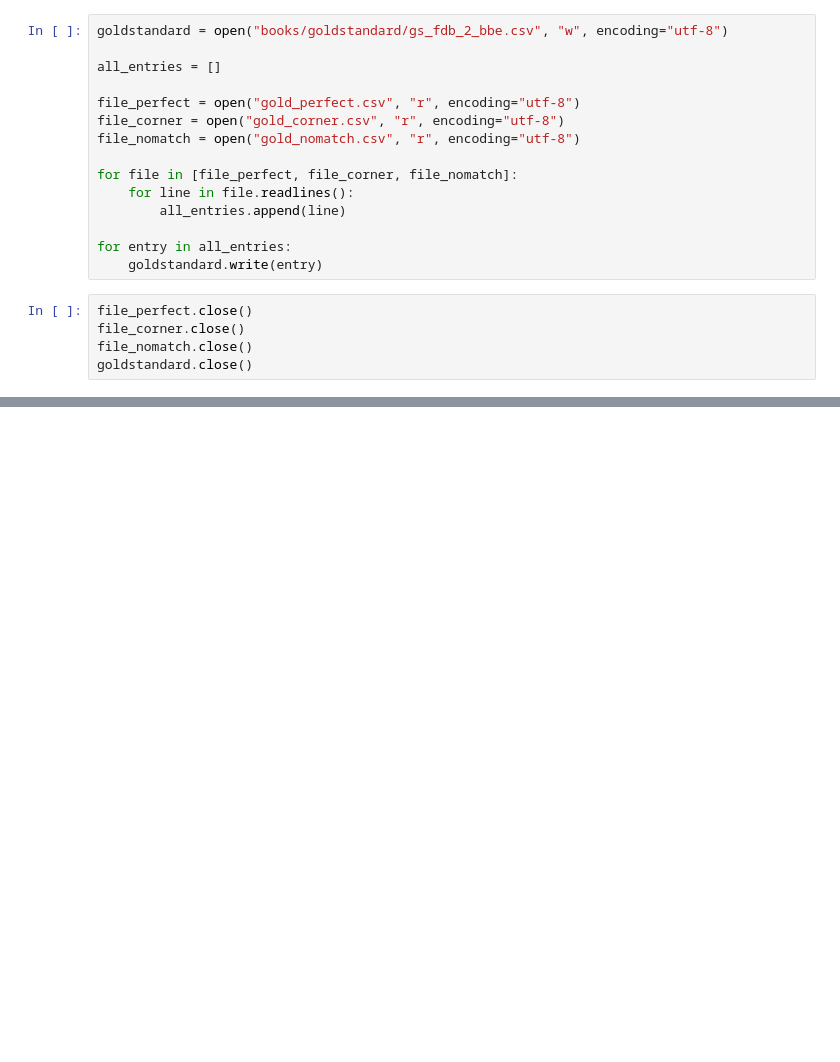
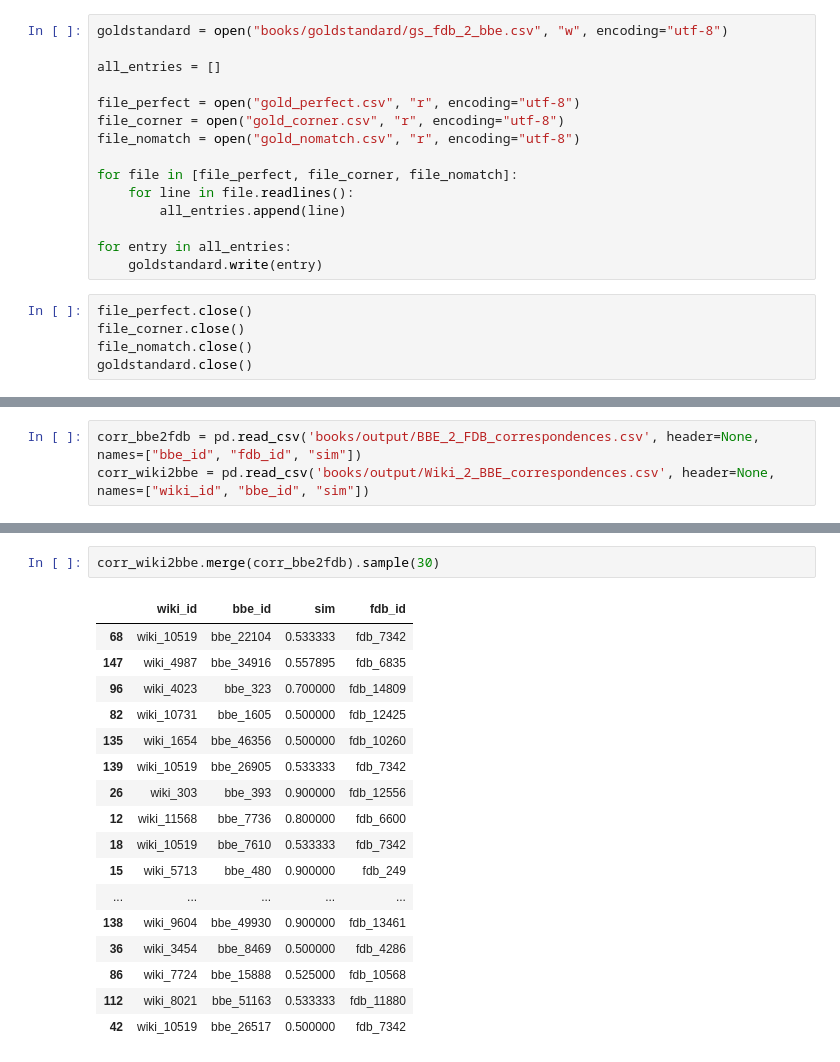
Before and after one commit to waqarurrehman/Team8_Project_Winter, a Jupyter notebook: usecase/create_goldstandard.ipynb, the cells around one changed output, grey strips where cells are left out. Cells and saved outputs as stored; diff of their text form; blank space fills up the shorter version.

```diff
--- a/usecase/create_goldstandard.ipynb
+++ b/usecase/create_goldstandard.ipynb
@@ -176,0 +184,3 @@ goldstandard.close()
+# %%
+corr_bbe2fdb = pd.read_csv('books/output/BBE_2_FDB_correspondences.csv', header=None, names=["bbe_id", "fdb_id", "sim"])
+corr_wiki2bbe = pd.read_csv('books/output/Wiki_2_BBE_correspondences.csv', header=None, names=["wiki_id", "bbe_id", "sim"])
@@ -176,0 +219,20 @@ goldstandard.close()
+# %%
+corr_wiki2bbe.merge(corr_bbe2fdb).sample(30)
+# %% [output]
+|  | wiki_id | bbe_id | sim | fdb_id |
+| 68 | wiki_10519 | bbe_22104 | 0.533333 | fdb_7342 |
+| 147 | wiki_4987 | bbe_34916 | 0.557895 | fdb_6835 |
+| 96 | wiki_4023 | bbe_323 | 0.700000 | fdb_14809 |
+| 82 | wiki_10731 | bbe_1605 | 0.500000 | fdb_12425 |
+| 135 | wiki_1654 | bbe_46356 | 0.500000 | fdb_10260 |
+| 139 | wiki_10519 | bbe_26905 | 0.533333 | fdb_7342 |
+| 26 | wiki_303 | bbe_393 | 0.900000 | fdb_12556 |
+| 12 | wiki_11568 | bbe_7736 | 0.800000 | fdb_6600 |
+| 18 | wiki_10519 | bbe_7610 | 0.533333 | fdb_7342 |
+| 15 | wiki_5713 | bbe_480 | 0.900000 | fdb_249 |
+| ... | ... | ... | ... | ... |
+| 138 | wiki_9604 | bbe_49930 | 0.900000 | fdb_13461 |
+| 36 | wiki_3454 | bbe_8469 | 0.500000 | fdb_4286 |
+| 86 | wiki_7724 | bbe_15888 | 0.525000 | fdb_10568 |
+| 112 | wiki_8021 | bbe_51163 | 0.533333 | fdb_11880 |
+| 42 | wiki_10519 | bbe_26517 | 0.500000 | fdb_7342 |
```
Also changed, not shown: parts of 6 cells of this notebook, 3 other files.
